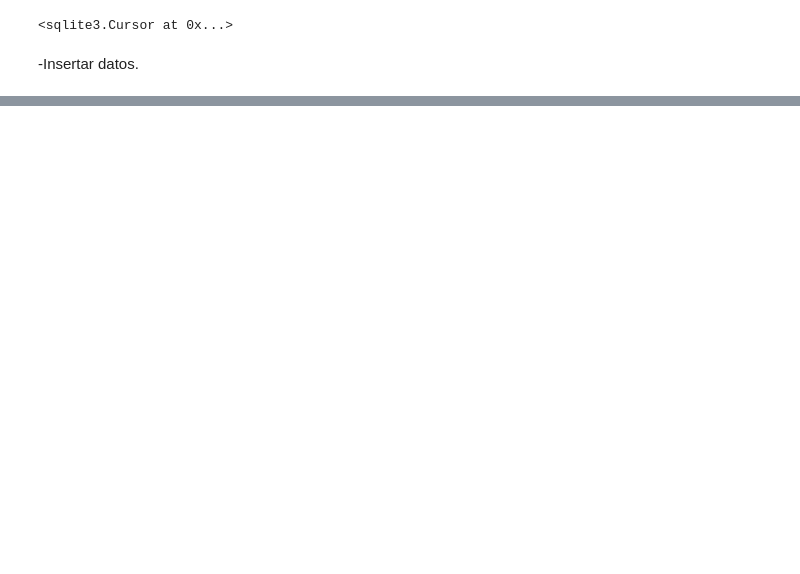
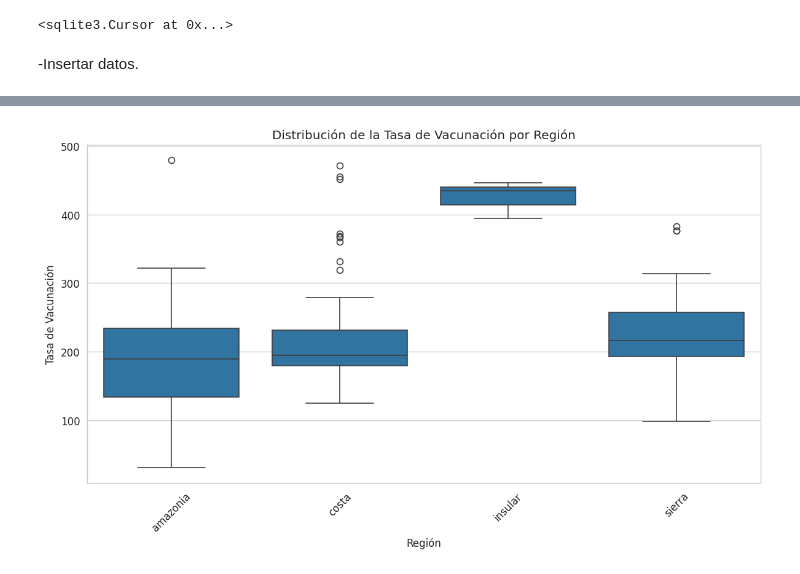
Before and after one commit to es-ship-it/ETL_Project_First_Delivery_Colab, a Jupyter notebook: ETL/datawarehouse_project_first_delivery.ipynb, the cells around one changed output, grey strips where cells are left out. Saved outputs shown, nothing was run; the diff lists cells and outputs as text; code cells hidden in the pictures; blank space fills up the shorter version.

```diff
--- a/ETL/datawarehouse_project_first_delivery.ipynb
+++ b/ETL/datawarehouse_project_first_delivery.ipynb
@@ -511,0 +730,37 @@ connection.close()
+# %%
+#Boxplot con tasa por cantón dentro de cada región
+cursor.execute('''
+SELECT
+    r.region_nombre,
+    c.canton_nombre,
+    SUM(v.dosis_total)*1.0 / c.canton_poblacion AS tasa_vacunacion
+FROM fact_vacunacion v
+JOIN dim_canton c ON v.canton_id = c.canton_id
+JOIN dim_region r ON v.region_id = r.id
+GROUP BY r.region_nombre, c.canton_nombre;
+''')
+
+resultado = cursor.fetchall()
+columnas = [desc[0] for desc in cursor.description]
+
+#------------------
+
+df_region = pd.DataFrame(resultado, columns=columnas)
+
+plt.figure(figsize=(10,6))
+
+sns.boxplot(
+    data=df_region,
+    x="region_nombre",
+    y="tasa_vacunacion"
+)
+
+plt.title("Distribución de la Tasa de Vacunación por Región")
+plt.xlabel("Región")
+plt.ylabel("Tasa de Vacunación")
+
+plt.xticks(rotation=45)
+plt.tight_layout()
+plt.show()
+# %% [output]
+[figure, added]
```
Also changed, not shown: parts of 31 cells of this notebook.
